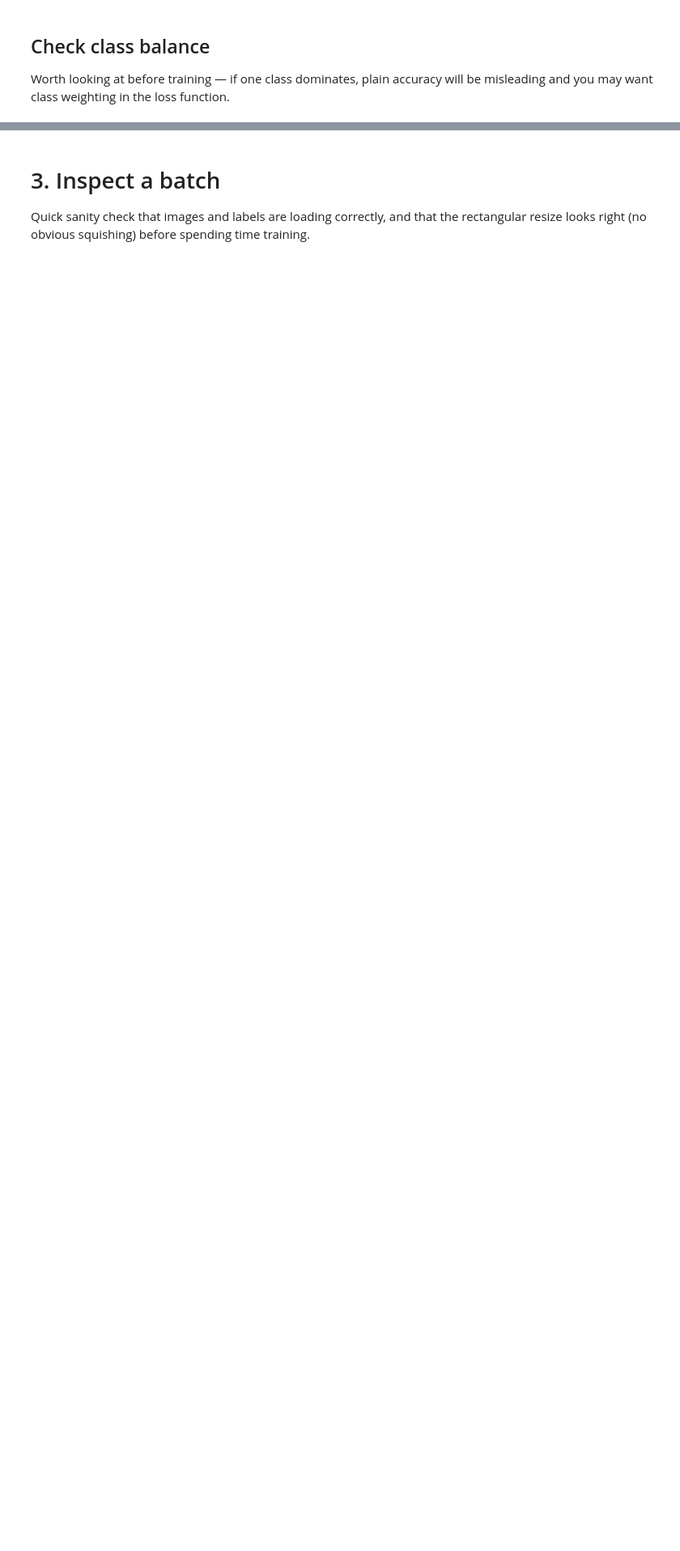
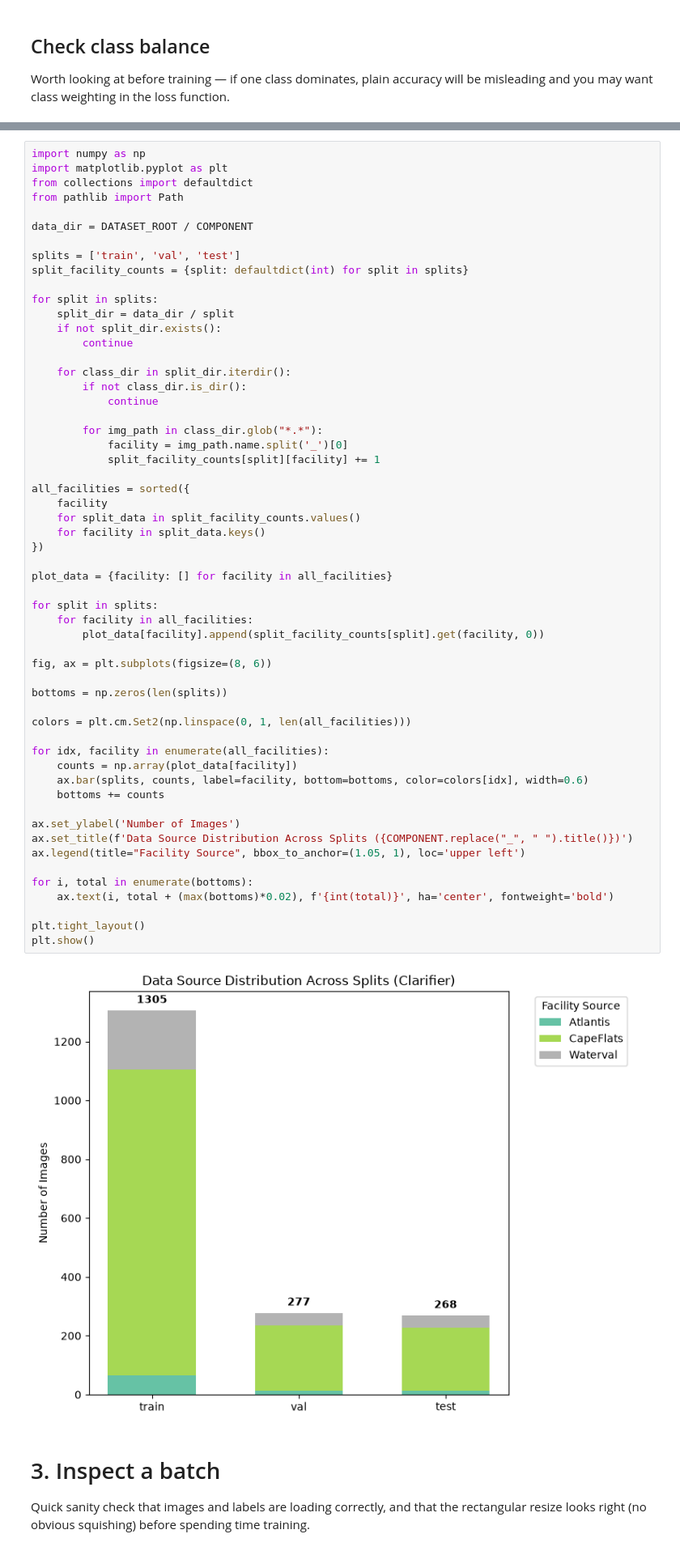
Before and after one commit to janes1234/Skripsie, a Jupyter notebook: CNN/wwtw_cnn_base_2.ipynb, the cells around one changed output, grey strips where cells are left out. Shown at 81% size. Saved outputs shown, nothing was run; the diff lists cells and outputs as text; blank space fills up the shorter version.

```diff
--- a/CNN/wwtw_cnn_base_2.ipynb
+++ b/CNN/wwtw_cnn_base_2.ipynb
@@ -163,3 +158,61 @@ plt.show()
+# %%
+import numpy as np
+import matplotlib.pyplot as plt
+from collections import defaultdict
+from pathlib import Path
+
+data_dir = DATASET_ROOT / COMPONENT
+
+splits = ['train', 'val', 'test']
+split_facility_counts = {split: defaultdict(int) for split in splits}
+
+for split in splits:
+    split_dir = data_dir / split
+    if not split_dir.exists():
+        continue
+
+    for class_dir in split_dir.iterdir():
+        if not class_dir.is_dir():
+            continue
+
+        for img_path in class_dir.glob("*.*"):
+            facility = img_path.name.split('_')[0]
+            split_facility_counts[split][facility] += 1
+
+all_facilities = sorted({
+    facility
+    for split_data in split_facility_counts.values()
+    for facility in split_data.keys()
+})
+
+plot_data = {facility: [] for facility in all_facilities}
+
+for split in splits:
+    for facility in all_facilities:
+        plot_data[facility].append(split_facility_counts[split].get(facility, 0))
+
+fig, ax = plt.subplots(figsize=(8, 6))
+
+bottoms = np.zeros(len(splits))
+
+colors = plt.cm.Set2(np.linspace(0, 1, len(all_facilities)))
+
+for idx, facility in enumerate(all_facilities):
+    counts = np.array(plot_data[facility])
+    ax.bar(splits, counts, label=facility, bottom=bottoms, color=colors[idx], width=0.6)
+    bottoms += counts
+
+ax.set_ylabel('Number of Images')
+ax.set_title(f'Data Source Distribution Across Splits ({COMPONENT.replace("_", " ").title()})')
+ax.legend(title="Facility Source", bbox_to_anchor=(1.05, 1), loc='upper left')
+
+for i, total in enumerate(bottoms):
+    ax.text(i, total + (max(bottoms)*0.02), f'{int(total)}', ha='center', fontweight='bold')
+
+plt.tight_layout()
+plt.show()
+# %% [output]
+[figure, added]
 # %% [markdown]
 # 3. Inspect a batch
 
```
Also changed, not shown: parts of 18 cells of this notebook, 1 other file.
